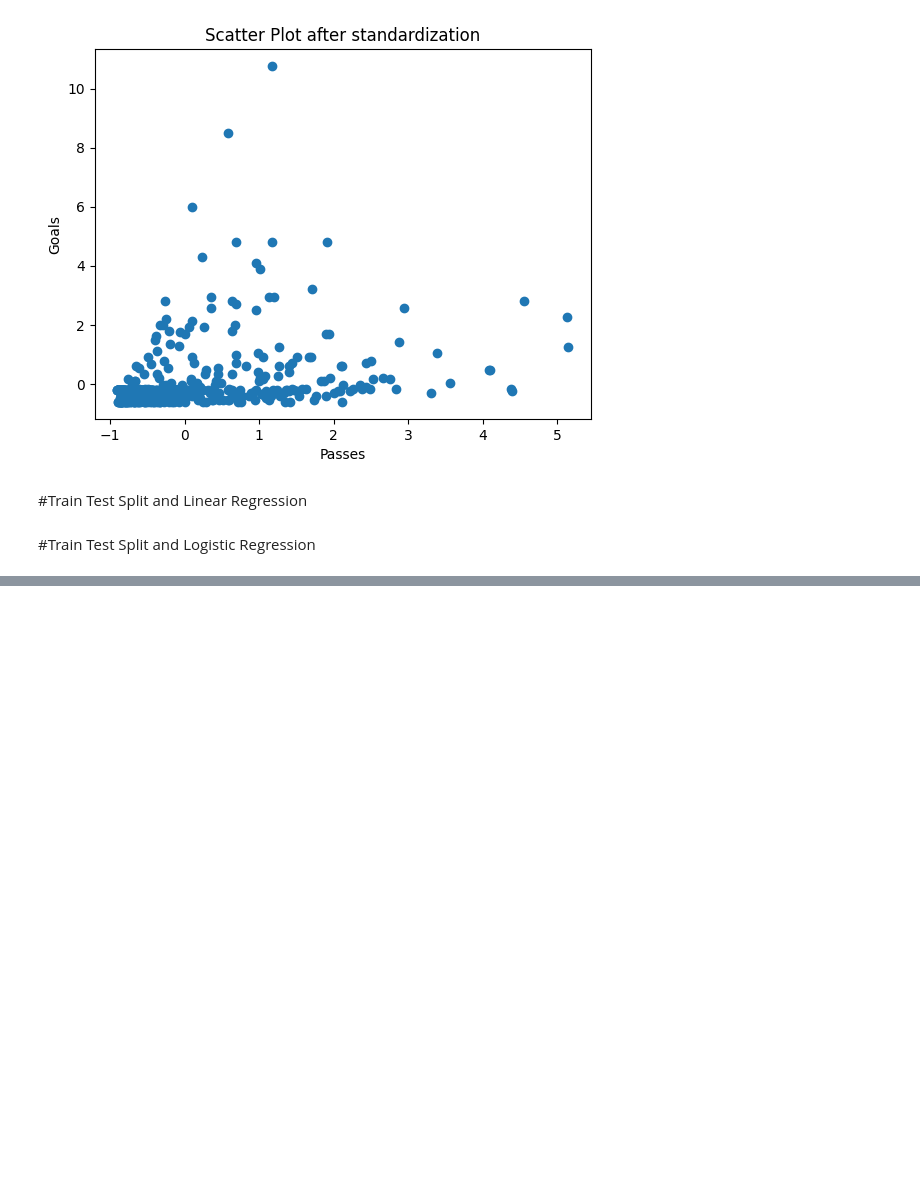
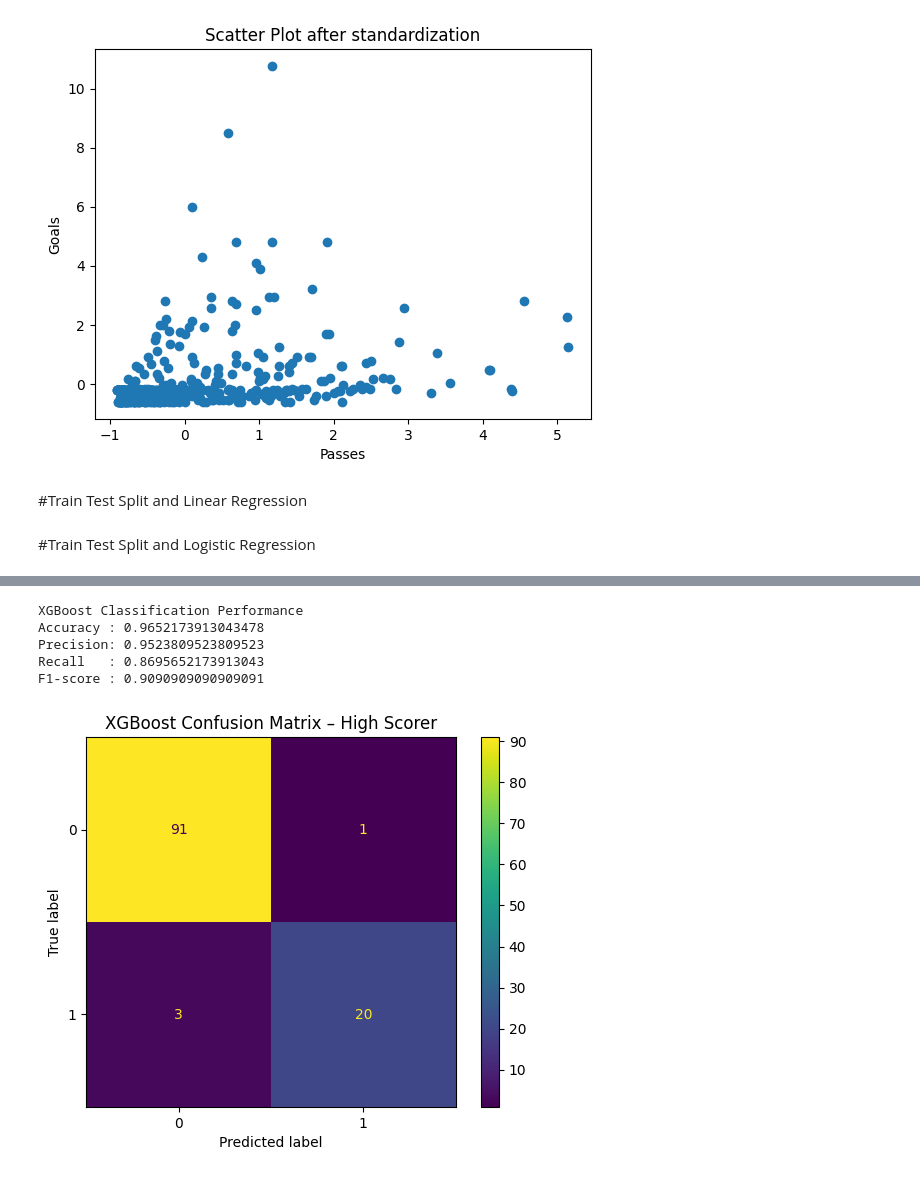
Before and after one commit to springboardmentor1979b-cmyk/ScoreSight---Predicting-EPL-Points-Tally-Top-Scorer, a Jupyter notebook: Megha_Bhat_ScoreSight.ipynb, the cells around one changed output, grey strips where cells are left out. Drawn from its saved outputs; the diff is of its cells as text; code cells hidden in the pictures; blank space fills up the shorter version.

```diff
--- a/Megha_Bhat_ScoreSight.ipynb
+++ b/Megha_Bhat_ScoreSight.ipynb
@@ -465,0 +572,7 @@ pred=model.predict(X_test)
+# %%
+from sklearn.ensemble import GradientBoostingClassifier
+
+gb = GradientBoostingClassifier()
+gb.fit(Xc_train, yc_train)
+
+yc_pred_gb = gb.predict(Xc_test)
@@ -465,0 +609,38 @@ pred=model.predict(X_test)
+# %%
+from xgboost import XGBClassifier
+from sklearn.metrics import accuracy_score, precision_score, recall_score, f1_score
+
+xgb_clf = XGBClassifier(
+    n_estimators=200,
+    learning_rate=0.05,
+    max_depth=5,
+    subsample=0.8,
+    colsample_bytree=0.8,
+    eval_metric='logloss',
+    random_state=42
+)
+
+xgb_clf.fit(Xc_train, yc_train)
+
+
+yc_pred_xgb = xgb_clf.predict(Xc_test)
+
+print("XGBoost Classification Performance")
+print("Accuracy :", accuracy_score(yc_test, yc_pred_xgb))
+print("Precision:", precision_score(yc_test, yc_pred_xgb))
+print("Recall   :", recall_score(yc_test, yc_pred_xgb))
+print("F1-score :", f1_score(yc_test, yc_pred_xgb))
+# %% [output]
+XGBoost Classification Performance
+Accuracy : 0.9652173913043478
+Precision: 0.9523809523809523
+Recall   : 0.8695652173913043
+F1-score : 0.9090909090909091
+# %%
+from sklearn.metrics import ConfusionMatrixDisplay
+
+ConfusionMatrixDisplay.from_predictions(yc_test, yc_pred_xgb)
+plt.title("XGBoost Confusion Matrix – High Scorer")
+plt.show()
+# %% [output]
+[figure, added]
```
Also changed, not shown: parts of 27 cells of this notebook.
